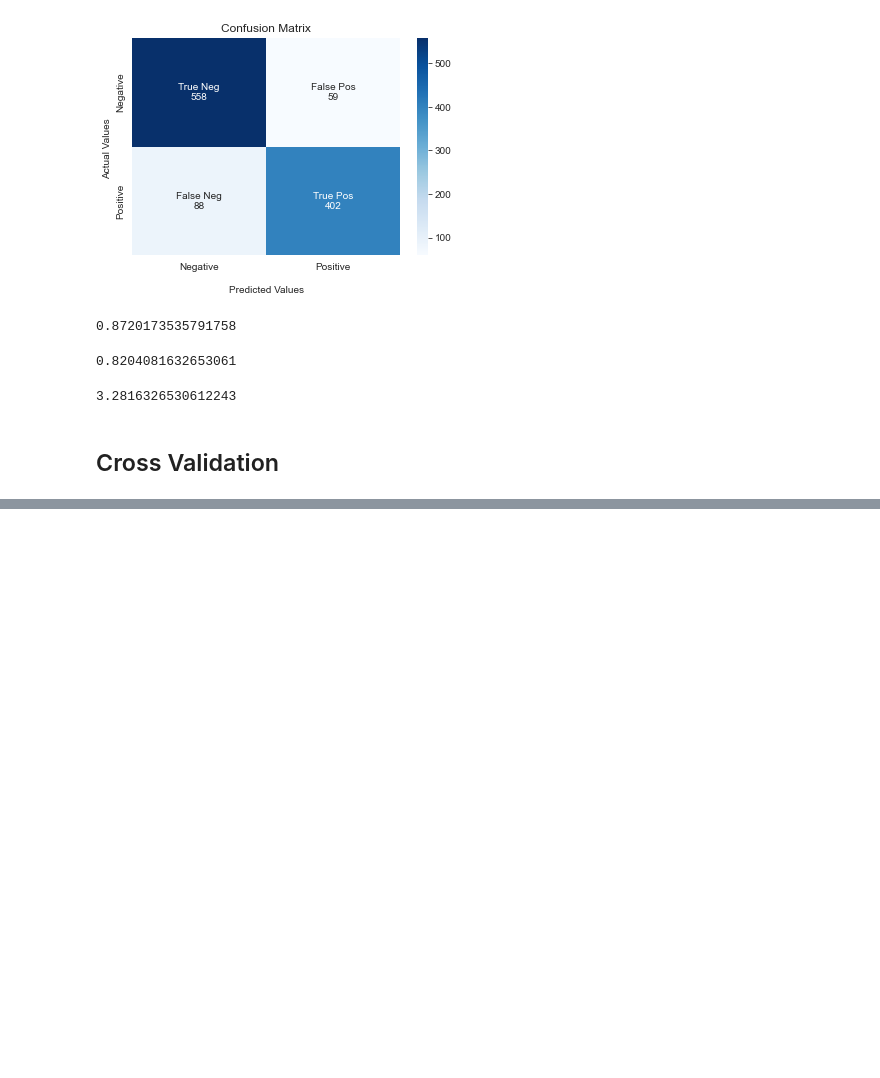
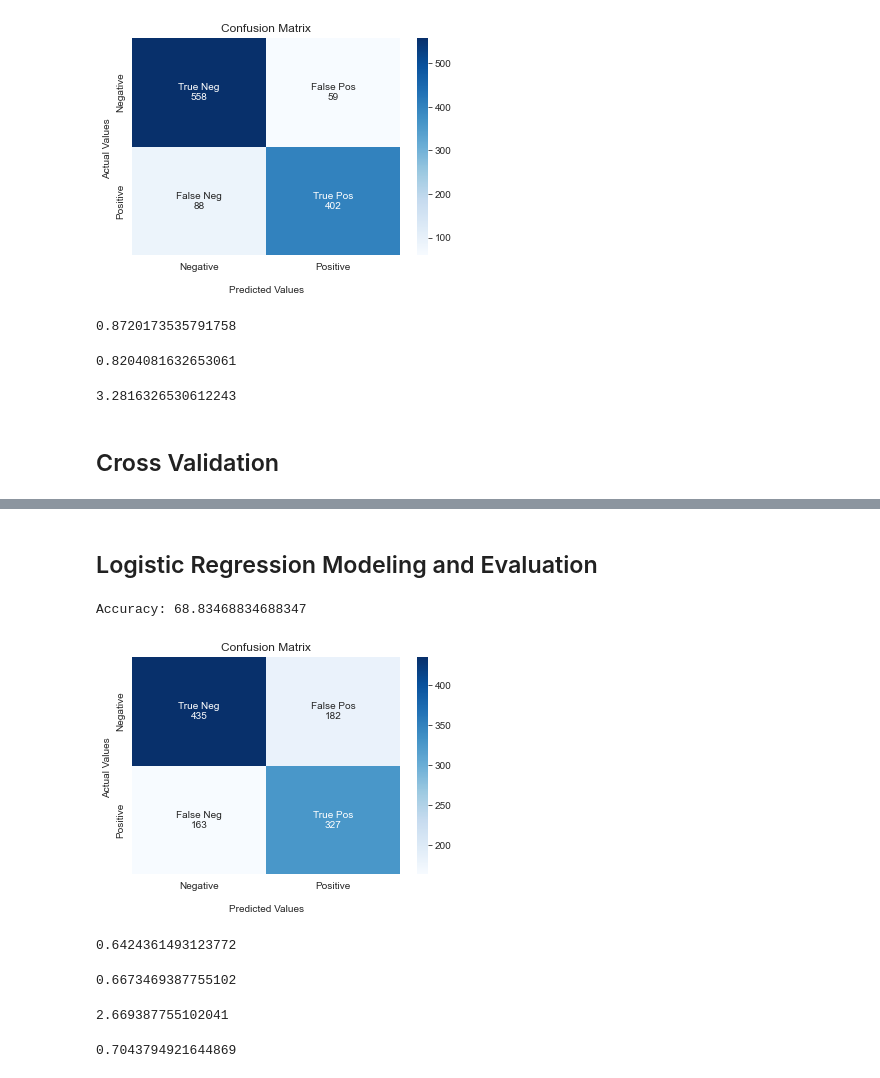
Before and after one commit to CrispenChisina07/Covid-19-in-Germany-Analysis, a Jupyter notebook: CSE 351 Final Project.ipynb, the cells around one changed output, grey strips where cells are left out. Drawn from its saved outputs; the diff is of its cells as text; code cells hidden in the pictures; blank space fills up the shorter version.

Commit message:
logistic regression

```diff
--- a/CSE 351 Final Project.ipynb
+++ b/CSE 351 Final Project.ipynb
@@ -545,0 +546,55 @@ np.average(cross_val_scores)
+# %% [markdown]
+## Logistic Regression Modeling and Evaluation
+# %%
+from sklearn.linear_model import LogisticRegression
+
+
+logreg = LogisticRegression()
+#fitting on logistic regression model
+logreg.fit(X_train, y_train)
+
+#predicting on decemeber month data
+y_pred = logreg.predict(X_test)
+# %%
+# Model Accuracy
+print("Accuracy:",metrics.accuracy_score(y_test, y_pred) * 100)
+# %% [output]
+Accuracy: 68.83468834688347
+# %%
+cf_matrix = confusion_matrix(y_test, y_pred)
+# %%
+groups = ['True Neg', 'False Pos', 'False Neg', 'True Pos']
+group_counts = ["{0:0.0f}".format(val) for val in
+                cf_matrix.flatten()]
+labels = [f"{g1}\n{g2}" for g1, g2 in
+          zip(groups, group_counts)]
+labels = np.asarray(labels).reshape(2, 2)
+axes = sns.heatmap(cf_matrix, annot=labels, fmt='', cmap='Blues')
+axes.set_title('Confusion Matrix')
+axes.set_xlabel('\nPredicted Values')
+axes.set_ylabel('Actual Values ')
+axes.xaxis.set_ticklabels(['Negative', 'Positive'])
+axes.yaxis.set_ticklabels(['Negative', 'Positive'])
+plt.show()
+# %% [output]
+[figure, added]
+# %%
+res_cfmatr = cf_matrix.flatten()
+# precision = TP / (TP + FP)
+precision = res_cfmatr[3] / (res_cfmatr[3] + res_cfmatr[1])
+precision
+# %% [output]
+0.6424361493123772
+# %%
+# recall = TP / (TP + FN)
+recall = res_cfmatr[3] / (res_cfmatr[3] + res_cfmatr[2])
+recall
+# %% [output]
+0.6673469387755102
+# %%
+# f1 score = 2 * ((precision * recall)/ precision + recall)
+
+f1score = 2 * ((precision * recall) / precision + recall)
+f1score
+# %% [output]
+2.669387755102041
@@ -545,0 +603,4 @@ np.average(cross_val_scores)
+# %%
+np.average(cross_val_scores)
+# %% [output]
+0.7043794921644869
```
Also changed, not shown: parts of 5 cells of this notebook.
